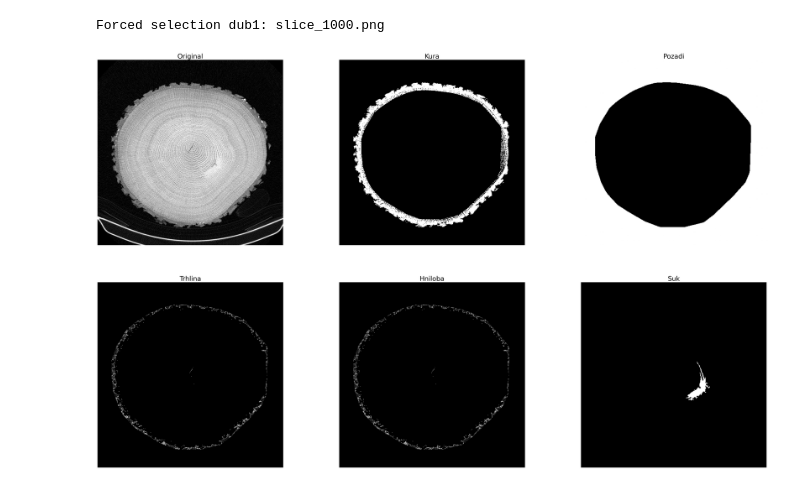
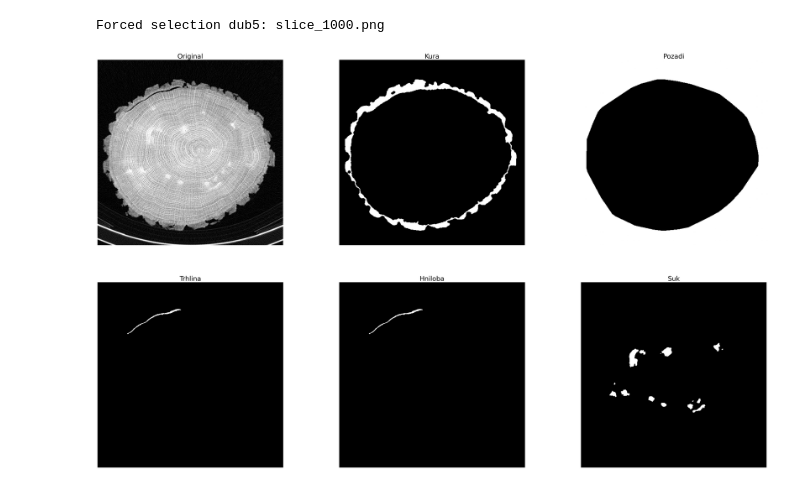
Before and after one commit to atOliverParkerMorgan/Bachelor-Thesis, a Jupyter notebook: src/preprocessing/segmentation/test.ipynb, the cells around one changed output. Saved outputs shown, nothing was run; the diff lists cells and outputs as text; code cells hidden in the pictures.

```diff
--- a/src/preprocessing/segmentation/test.ipynb
+++ b/src/preprocessing/segmentation/test.ipynb
@@ -38,7 +38,7 @@ build_masks = segmentation_module.build_masks
 
 # --- Configuration ---
 # TREE_NUMBER = 1
-TREE_NUMBER = random.choice([1])
+TREE_NUMBER = random.choice([5])
 TREE_NAME = f"dub{TREE_NUMBER}"
 PNG_DIR = REPO_ROOT / "src" / "png" / TREE_NAME
 
@@ -73,32 +73,32 @@ else:
         raise ValueError(f"No valid files found starting from slice {FROM_SLICE}")
 
     target_file = random.choice(valid_files)
     print(f"Random selection: {target_file.name} {TREE_NAME}")
 
 # --- Processing ---
 img = cv2.imread(str(target_file))
 if img is None:
     raise FileNotFoundError(f"Image could not be read: {target_file}")
 
 # Valid mask names: pozadi, kura, suk, hniloba, trhlina
 requested_masks = {"kura", "pozadi", "trhlina", "hniloba", "suk"}
 results = build_masks(img, requested_masks=requested_masks)
 
 kura = results["kura"]
 pozadi = results["pozadi"]
 trhlina = results["trhlina"]
 hniloba = results["hniloba"]
 suk = results["suk"]
 
 iu.plot_images(
     img,
     kura,
     pozadi,
     trhlina,
     hniloba,
     suk,
     titles=["Original", "Kura", "Pozadi", "Trhlina", "Hniloba", "Suk"],
 )
 # %% [output]
-Forced selection dub1: slice_1000.png
+Forced selection dub5: slice_1000.png
-[figure, old version]
+[figure, new version]
```
Also changed, not shown: 13 other files.
